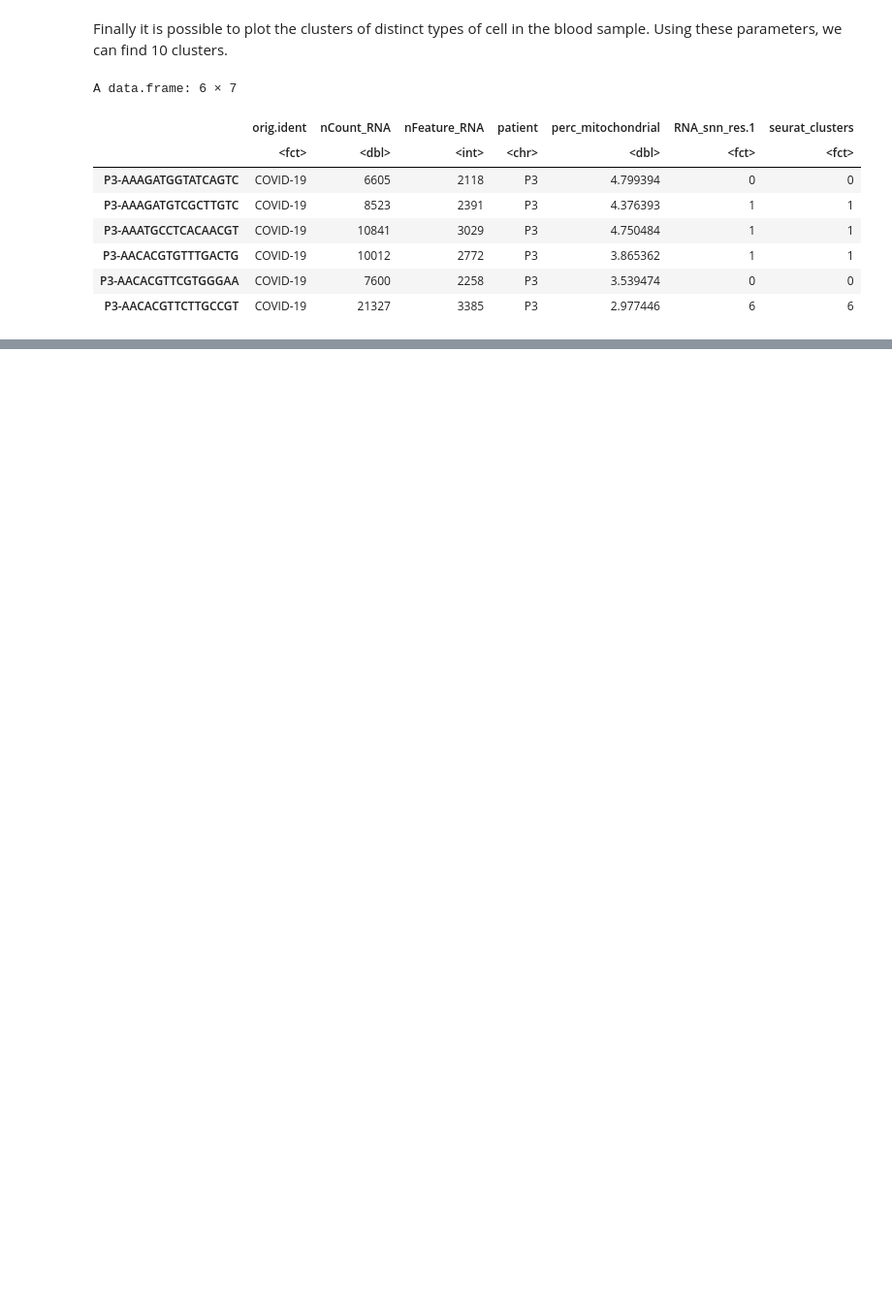
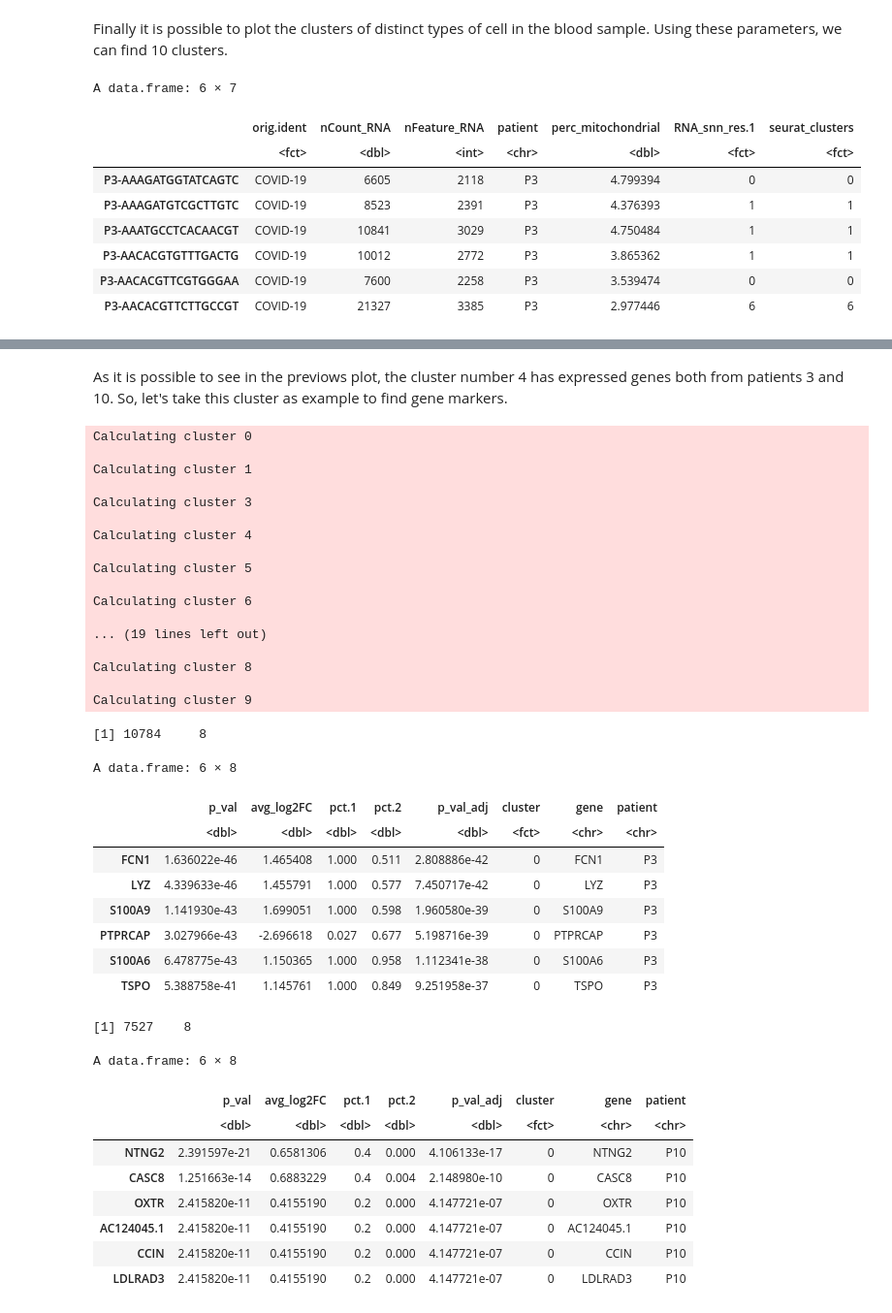
Before and after one commit to waldeyr/single_cell_analysis, a Jupyter notebook: Single_Cell_RNA_Seq.ipynb, the cells around one changed output, grey strips where cells are left out. Shown at 97% size. Drawn from its saved outputs; the diff is of its cells as text; code cells hidden in the pictures; blank space fills up the shorter version.

```diff
--- a/Single_Cell_RNA_Seq.ipynb
+++ b/Single_Cell_RNA_Seq.ipynb
@@ -326,0 +310,52 @@ A data.frame: 6 × 7
+# %% [markdown]
+As it is possible to see in the previows plot, the cluster number 4 has expressed genes both from patients 3 and 10. So, let's take this cluster as example to find gene markers.
+# %%
+patient_splitted <- SplitObject(covid_p3_p10, split.by = "patient")
+p3_markers <- FindAllMarkers(object = patient_splitted$P3)
+p10_markers <- FindAllMarkers(object = patient_splitted$P10)
+
+p3_markers[["patient"]] = "P3"
+dim(p3_markers)
+head(p3_markers)
+
+p10_markers[["patient"]] = "P10"
+dim(p10_markers)
+head(p10_markers)
+# %% [output]
+Calculating cluster 0
+
+Calculating cluster 1
+
+Calculating cluster 3
+
+Calculating cluster 4
+
+Calculating cluster 5
+
+Calculating cluster 6
+
+... (19 lines left out)
+
+Calculating cluster 8
+
+Calculating cluster 9
+[1] 10784     8
+A data.frame: 6 × 8
+|  | p_val | avg_log2FC | pct.1 | pct.2 | p_val_adj | cluster | gene | patient |
+|  | <dbl> | <dbl> | <dbl> | <dbl> | <dbl> | <fct> | <chr> | <chr> |
+| FCN1 | 1.636022e-46 | 1.465408 | 1.000 | 0.511 | 2.808886e-42 | 0 | FCN1 | P3 |
+| LYZ | 4.339633e-46 | 1.455791 | 1.000 | 0.577 | 7.450717e-42 | 0 | LYZ | P3 |
+| S100A9 | 1.141930e-43 | 1.699051 | 1.000 | 0.598 | 1.960580e-39 | 0 | S100A9 | P3 |
+| PTPRCAP | 3.027966e-43 | -2.696618 | 0.027 | 0.677 | 5.198716e-39 | 0 | PTPRCAP | P3 |
+| S100A6 | 6.478775e-43 | 1.150365 | 1.000 | 0.958 | 1.112341e-38 | 0 | S100A6 | P3 |
+| TSPO | 5.388758e-41 | 1.145761 | 1.000 | 0.849 | 9.251958e-37 | 0 | TSPO | P3 |
+[1] 7527    8
+A data.frame: 6 × 8
+|  | p_val | avg_log2FC | pct.1 | pct.2 | p_val_adj | cluster | gene | patient |
+|  | <dbl> | <dbl> | <dbl> | <dbl> | <dbl> | <fct> | <chr> | <chr> |
+| NTNG2 | 2.391597e-21 | 0.6581306 | 0.4 | 0.000 | 4.106133e-17 | 0 | NTNG2 | P10 |
+| CASC8 | 1.251663e-14 | 0.6883229 | 0.4 | 0.004 | 2.148980e-10 | 0 | CASC8 | P10 |
+| OXTR | 2.415820e-11 | 0.4155190 | 0.2 | 0.000 | 4.147721e-07 | 0 | OXTR | P10 |
+| AC124045.1 | 2.415820e-11 | 0.4155190 | 0.2 | 0.000 | 4.147721e-07 | 0 | AC124045.1 | P10 |
+| CCIN | 2.415820e-11 | 0.4155190 | 0.2 | 0.000 | 4.147721e-07 | 0 | CCIN | P10 |
+| LDLRAD3 | 2.415820e-11 | 0.4155190 | 0.2 | 0.000 | 4.147721e-07 | 0 | LDLRAD3 | P10 |
```
Also changed, not shown: parts of 23 cells of this notebook.
